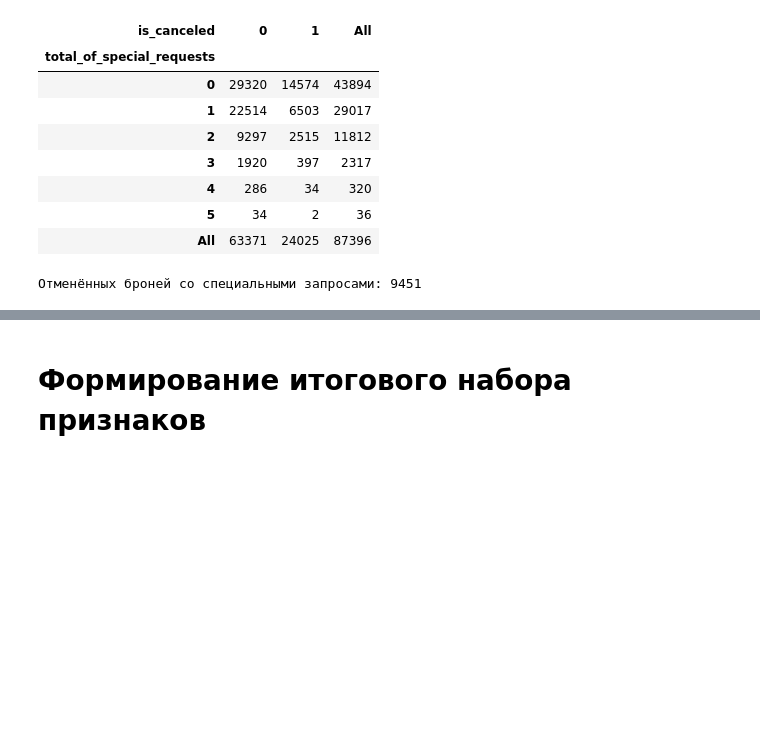
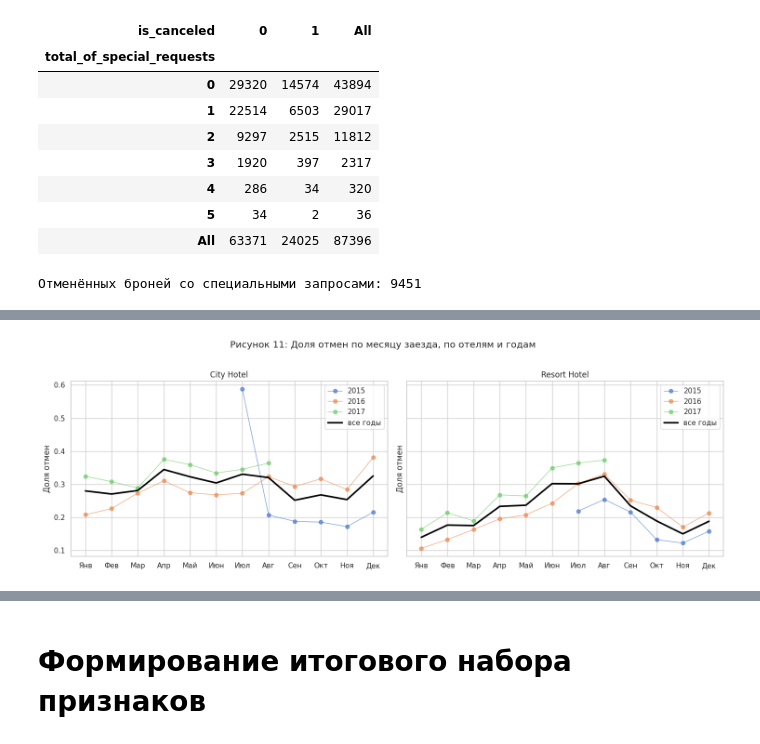
Before and after one commit to DeusMaksler/hse-ai-cancel-alert, a Jupyter notebook: eda/EDA.ipynb, the cells around one changed output, grey strips where cells are left out. Saved outputs shown, nothing was run; the diff lists cells and outputs as text; code cells hidden in the pictures; blank space fills up the shorter version.

Commit message:
add time features analysis

```diff
--- a/eda/EDA.ipynb
+++ b/eda/EDA.ipynb
@@ -1127,0 +1134,23 @@ print(f"Отменённых броней со специальными запр
+# %%
+t_month_map = {m: i + 1 for i, m in enumerate(
+    ['January', 'February', 'March', 'April', 'May', 'June',
+     'July', 'August', 'September', 'October', 'November', 'December'])}
+
+t_df = df[['hotel', 'is_canceled', 'lead_time', 'arrival_date_year', 'arrival_date_month',
+           'arrival_date_day_of_month', 'stays_in_week_nights', 'stays_in_weekend_nights']].copy()
+t_df['arrival_month'] = t_df['arrival_date_month'].map(t_month_map)
+t_df['arrival_date'] = pd.to_datetime(dict(year=t_df['arrival_date_year'],
+                                           month=t_df['arrival_month'],
+                                           day=t_df['arrival_date_day_of_month']))
+
+print("Таблица 25: Покрытие периода и доля отмен по годам заезда")
+t_cover = t_df.groupby('arrival_date_year').agg(
+    броней=('is_canceled', 'size'),
+    доля_отмен=('is_canceled', 'mean'),
+    первый_заезд=('arrival_date', 'min'),
+    последний_заезд=('arrival_date', 'max'))
+t_cover['доля_отмен'] = t_cover['доля_отмен'].round(3)
+display(t_cover)
+
+print("Таблица 26: Число броней по месяцу и году заезда")
+display(pd.crosstab(t_df['arrival_month'], t_df['arrival_date_year']))
@@ -1127,0 +1199,21 @@ print(f"Отменённых броней со специальными запр
+# %%
+t_month_names = ['Янв', 'Фев', 'Мар', 'Апр', 'Май', 'Июн', 'Июл', 'Авг', 'Сен', 'Окт', 'Ноя', 'Дек']
+
+fig, axes = plt.subplots(1, 2, figsize=(15, 5), sharey=True)
+for ax, hotel in zip(axes, ['City Hotel', 'Resort Hotel']):
+    t_h = t_df[t_df['hotel'] == hotel]
+    t_hy = t_h.groupby(['arrival_month', 'arrival_date_year'])['is_canceled'].mean().unstack()
+    for year in t_hy.columns:
+        ax.plot(t_hy.index, t_hy[year], marker='o', linewidth=1, alpha=0.7, label=str(year))
+    t_all = t_h.groupby('arrival_month')['is_canceled'].mean()
+    ax.plot(t_all.index, t_all.values, color='black', linewidth=2.5, label='все годы')
+    ax.set_title(hotel)
+    ax.set_xticks(range(1, 13))
+    ax.set_xticklabels(t_month_names)
+    ax.set_ylabel('Доля отмен')
+    ax.legend()
+fig.suptitle('Рисунок 11: Доля отмен по месяцу заезда, по отелям и годам', y=1.02)
+plt.tight_layout()
+plt.show()
+# %% [output]
+[figure, added]
```
Also changed, not shown: parts of 21 cells of this notebook.
